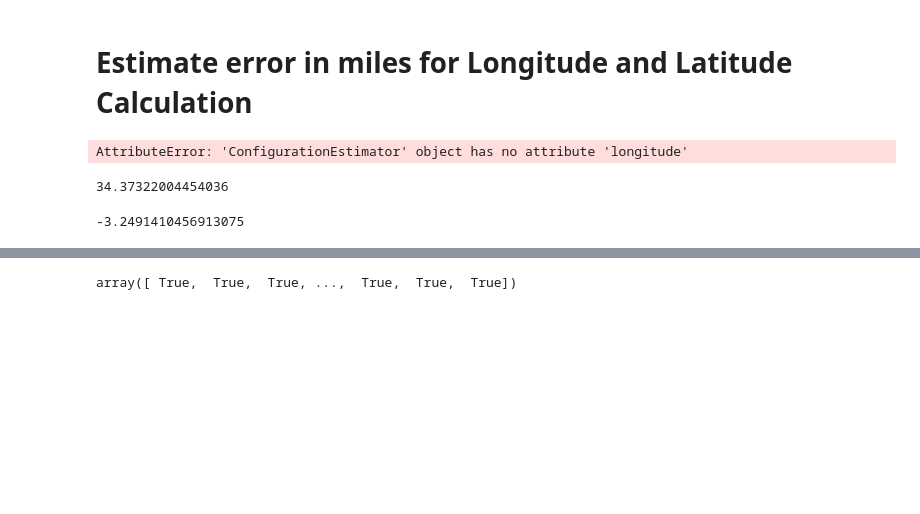
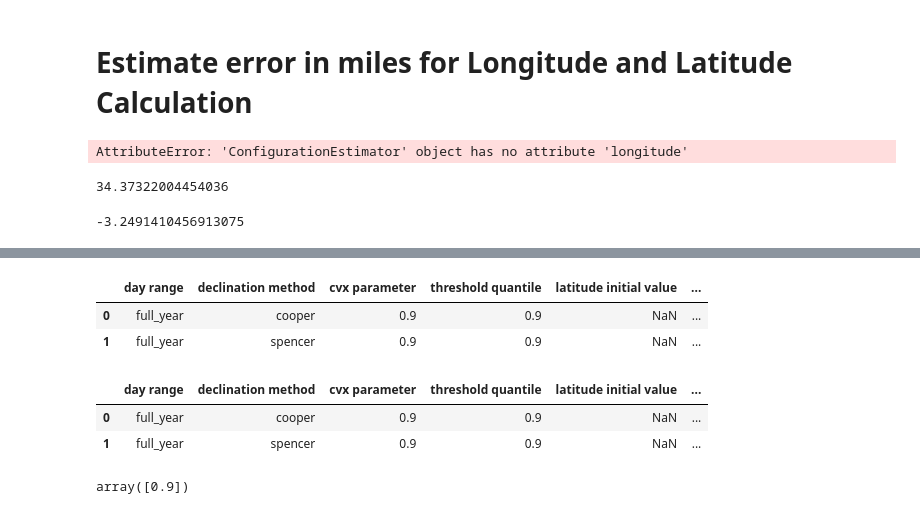
Before and after one commit to slacgismo/pv-system-profiler, a Jupyter notebook: notebooks/Longitude_Latitude_Estimation_Example-Copy1.ipynb, the cells around one changed output, grey strips where cells are left out. Cells and saved outputs as stored; diff of their text form; code cells hidden in the pictures; blank space fills up the shorter version.

```diff
--- a/notebooks/Longitude_Latitude_Estimation_Example-Copy1.ipynb
+++ b/notebooks/Longitude_Latitude_Estimation_Example-Copy1.ipynb
@@ -223,4 +180,0 @@ np.sum(est.boolean_daytime)
-# %%
-est.day_range
-# %% [output]
-array([ True,  True,  True, ...,  True,  True,  True])
@@ -226,0 +205,45 @@ array([ True,  True,  True, ...,  True,  True,  True])
+# %%
+ground_system_configuration = {
+    'longitude': -77.2141,
+    'latitude': 39.1319,
+    'tilt': 20,
+    'azimuth': 0,
+}
+# %%
+dh = DataHandler(df)
+dh.run_pipeline(power_col=('ground', 'ShuntPDC_kW_Avg_4'), verbose=False)
+# %%
+ta_study = TiltAzimuthStudy(data_handler=dh, daytime_threshold=None,
+                            lon_precalculate=ground_system_configuration['longitude'],
+                            lat_precalculate=ground_system_configuration['latitude'],
+                            tilt_precalculate=None,
+                            azimuth_precalculate=None, lat_true_value=None,
+                            tilt_true_value=ground_system_configuration['tilt'],
+                            azimuth_true_value=ground_system_configuration['azimuth'],
+                            gmt_offset=-5, nrandom_init_values=1)
+ta_study.run()
+# %%
+ta_study.results
+# %% [output]
+|  | day range | declination method | cvx parameter | threshold quantile | latitude initial value | ... |
+| 0 | full_year | cooper | 0.9 | 0.9 | NaN | ... |
+| 1 | full_year | spencer | 0.9 | 0.9 | NaN | ... |
+# %%
+ta_study = TiltAzimuthStudy(data_handler=dh, daytime_threshold=None,
+                            lon_precalculate=ground_system_configuration['longitude'],
+                            lat_precalculate=ground_system_configuration['latitude'],
+                            tilt_precalculate=None,
+                            azimuth_precalculate=None, lat_true_value=None,
+                            tilt_true_value=ground_system_configuration['tilt'],
+                            azimuth_true_value=ground_system_configuration['azimuth'],
+                            gmt_offset=-5, nrandom_init_values=1)
+ta_study.run()
+ta_study.results
+# %% [output]
+|  | day range | declination method | cvx parameter | threshold quantile | latitude initial value | ... |
+| 0 | full_year | cooper | 0.9 | 0.9 | NaN | ... |
+| 1 | full_year | spencer | 0.9 | 0.9 | NaN | ... |
+# %%
+ta_study.threshold_x2
+# %% [output]
+array([0.9])
```
Also changed, not shown: parts of 9 cells of this notebook, 2 other files.
